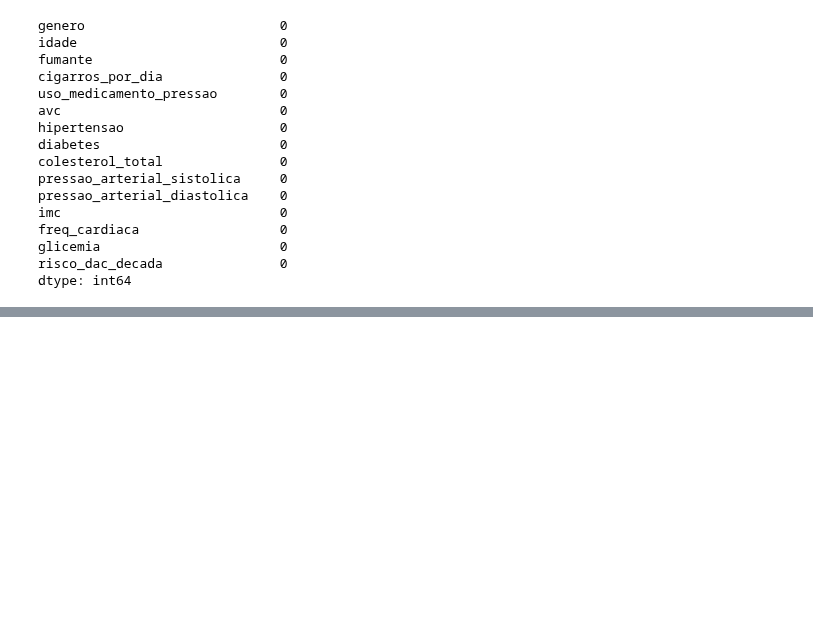
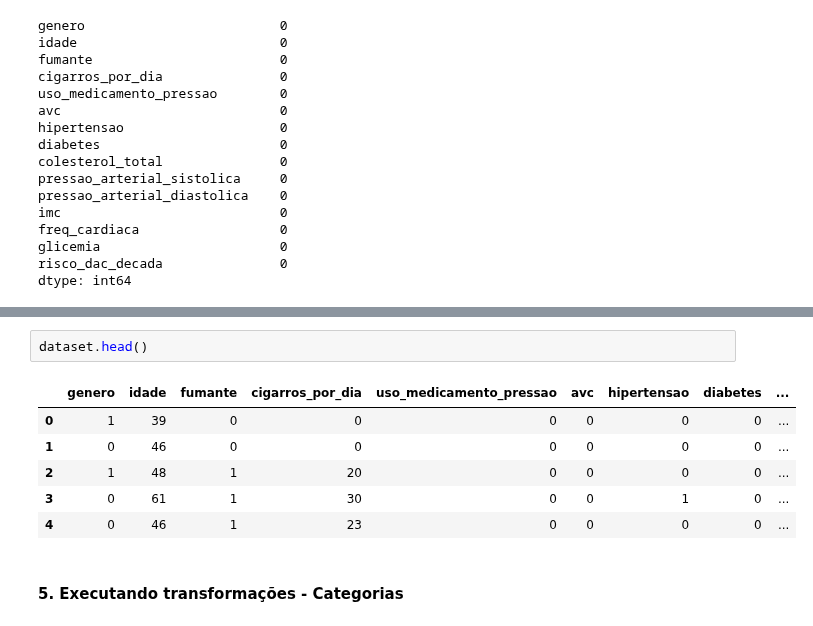
Before and after one commit to marceloicampos/alura-jupyter-python, a Jupyter notebook: aulas/analise_dados_saude.ipynb, the cells around one changed output, grey strips where cells are left out. Drawn from its saved outputs; the diff is of its cells as text; blank space fills up the shorter version.

Commit message:
Executando transformações - Categorias

```diff
--- a/aulas/analise_dados_saude.ipynb
+++ b/aulas/analise_dados_saude.ipynb
@@ -338,0 +412,11 @@ dtype: int64
+# %%
+dataset.head()
+# %% [output]
+|  | genero | idade | fumante | cigarros_por_dia | uso_medicamento_pressao | avc | hipertensao | diabetes | ... |
+| 0 | 1 | 39 | 0 | 0 | 0 | 0 | 0 | 0 | ... |
+| 1 | 0 | 46 | 0 | 0 | 0 | 0 | 0 | 0 | ... |
+| 2 | 1 | 48 | 1 | 20 | 0 | 0 | 0 | 0 | ... |
+| 3 | 0 | 61 | 1 | 30 | 0 | 0 | 1 | 0 | ... |
+| 4 | 0 | 46 | 1 | 23 | 0 | 0 | 0 | 0 | ... |
+# %% [markdown]
+#### 5. Executando transformações - Categorias
```
Also changed, not shown: parts of 17 cells of this notebook.
